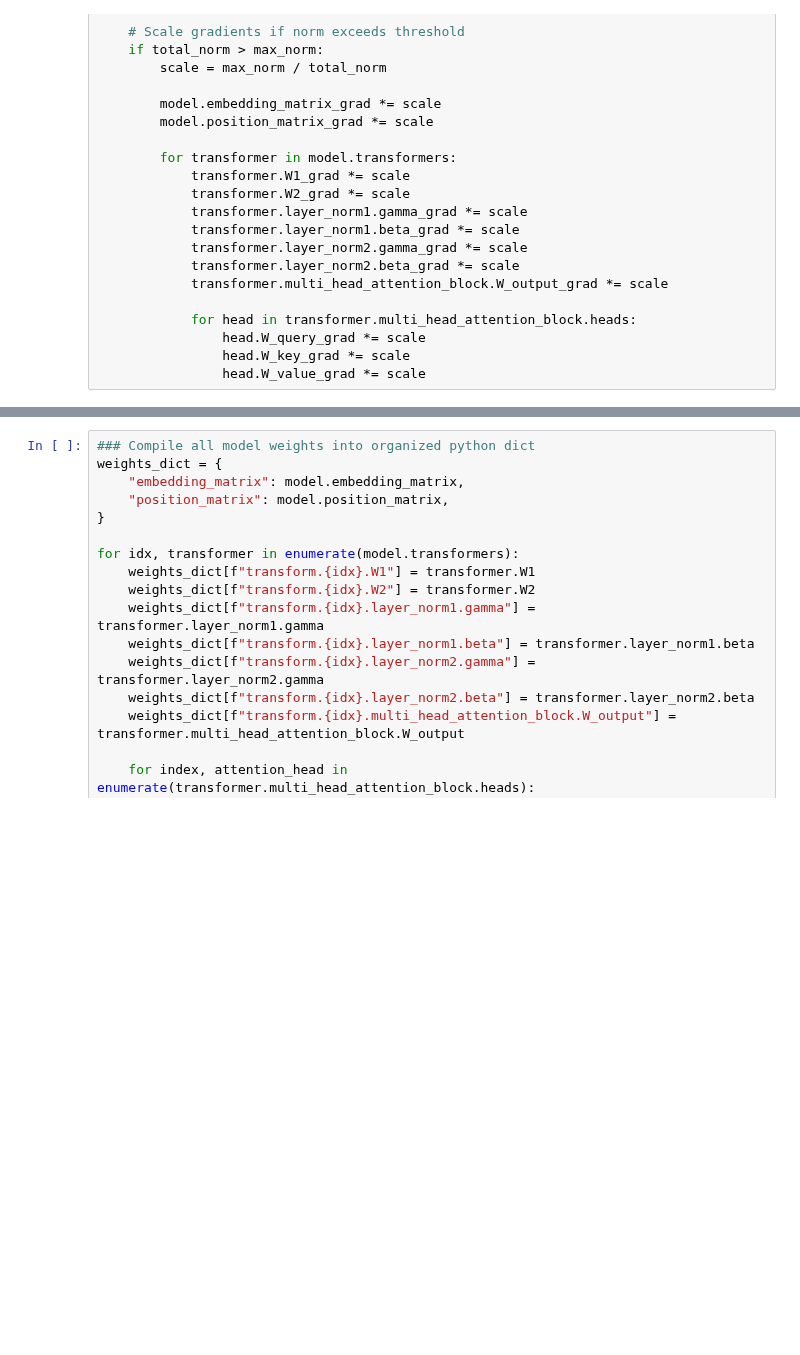
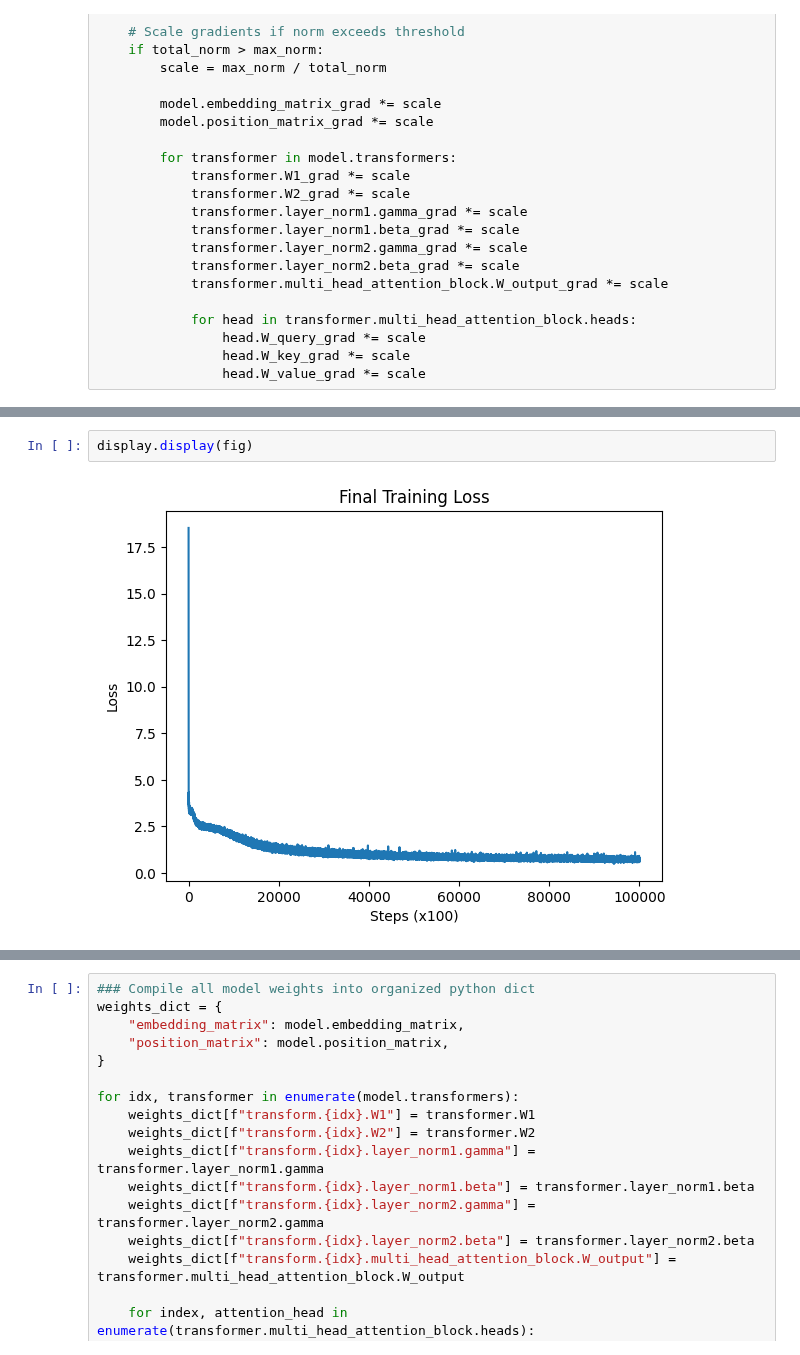
Before and after one commit to kalandjl/llm-from-scratch, a Jupyter notebook: model.ipynb, the cells around one changed output, grey strips where cells are left out. Cells and saved outputs as stored; diff of their text form; blank space fills up the shorter version.

```diff
--- a/model.ipynb
+++ b/model.ipynb
@@ -669,3 +669,7 @@ print(f"Model loss: {model.loss}")
+# %%
+display.display(fig)
+# %% [output]
+[figure, added]
 # %%
 # Control the model's 'creativity'
 temperature = .9
```
Also changed, not shown: parts of 2 cells of this notebook, 2 other files.
